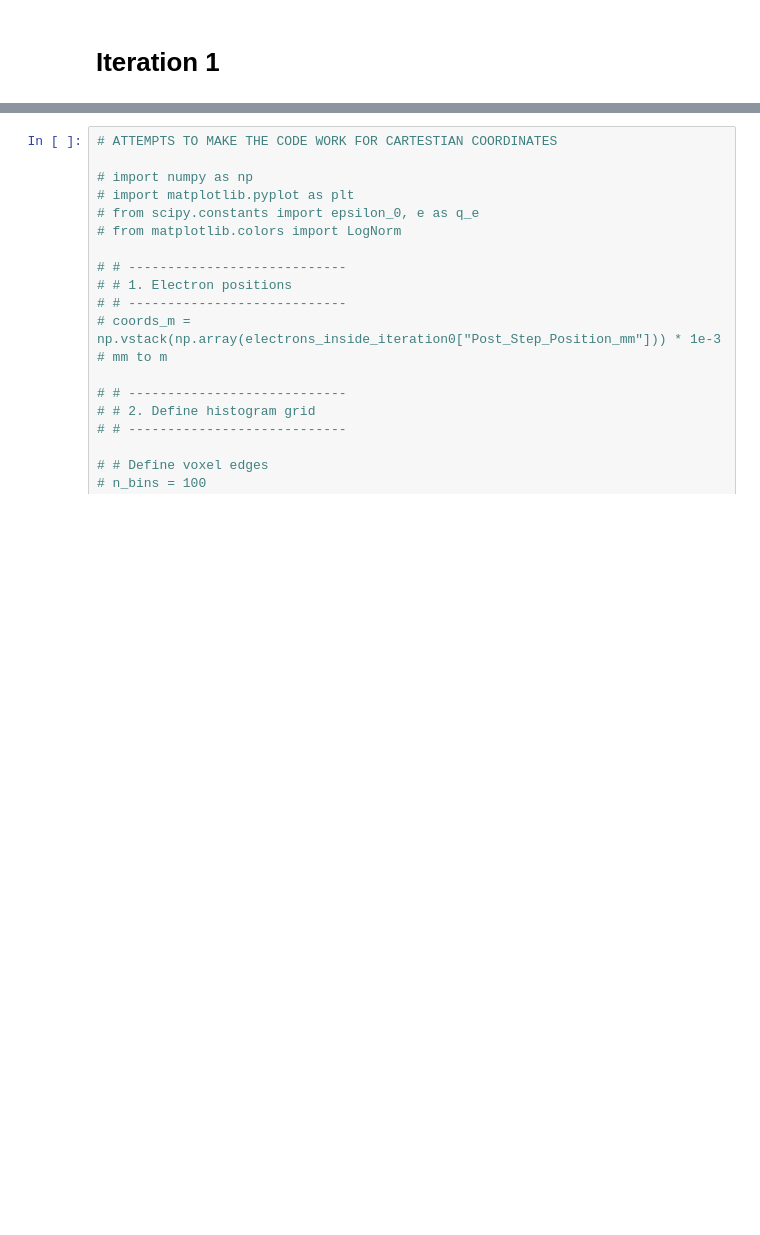
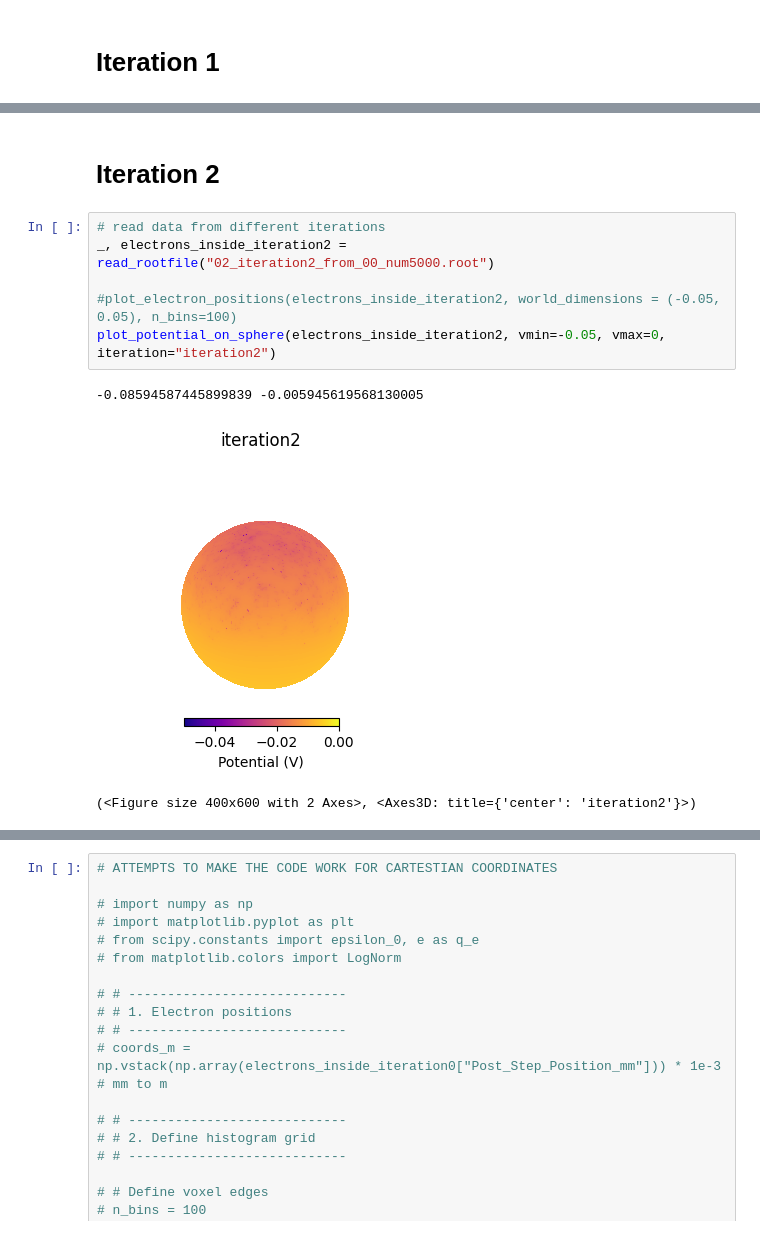
Before and after one commit to kgandhi63/g4chargeit, a Jupyter notebook: analysis/analysis-rootfiles.ipynb, the cells around one changed output, grey strips where cells are left out. Saved outputs shown, nothing was run; the diff lists cells and outputs as text; blank space fills up the shorter version.

```diff
--- a/analysis/analysis-rootfiles.ipynb
+++ b/analysis/analysis-rootfiles.ipynb
@@ -185,0 +156,12 @@ plt.show()
+# %% [markdown]
+# Iteration 2
+# %%
+# read data from different iterations
+_, electrons_inside_iteration2 = read_rootfile("02_iteration2_from_00_num5000.root")
+
+#plot_electron_positions(electrons_inside_iteration2, world_dimensions = (-0.05, 0.05), n_bins=100)
+plot_potential_on_sphere(electrons_inside_iteration2, vmin=-0.05, vmax=0, iteration="iteration2")
+# %% [output]
+-0.08594587445899839 -0.005945619568130005
+[figure, added]
+(<Figure size 400x600 with 2 Axes>, <Axes3D: title={'center': 'iteration2'}>)
```
Also changed, not shown: parts of 17 cells of this notebook, 33 other files.
